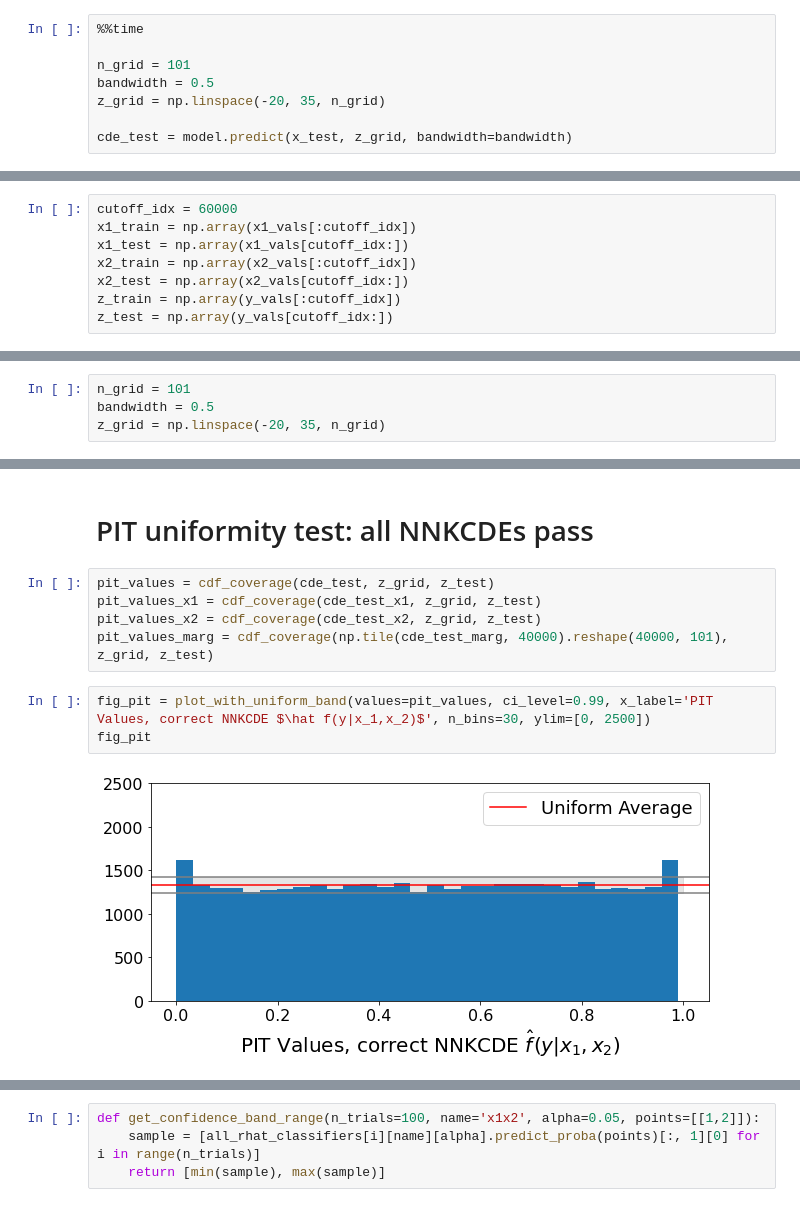
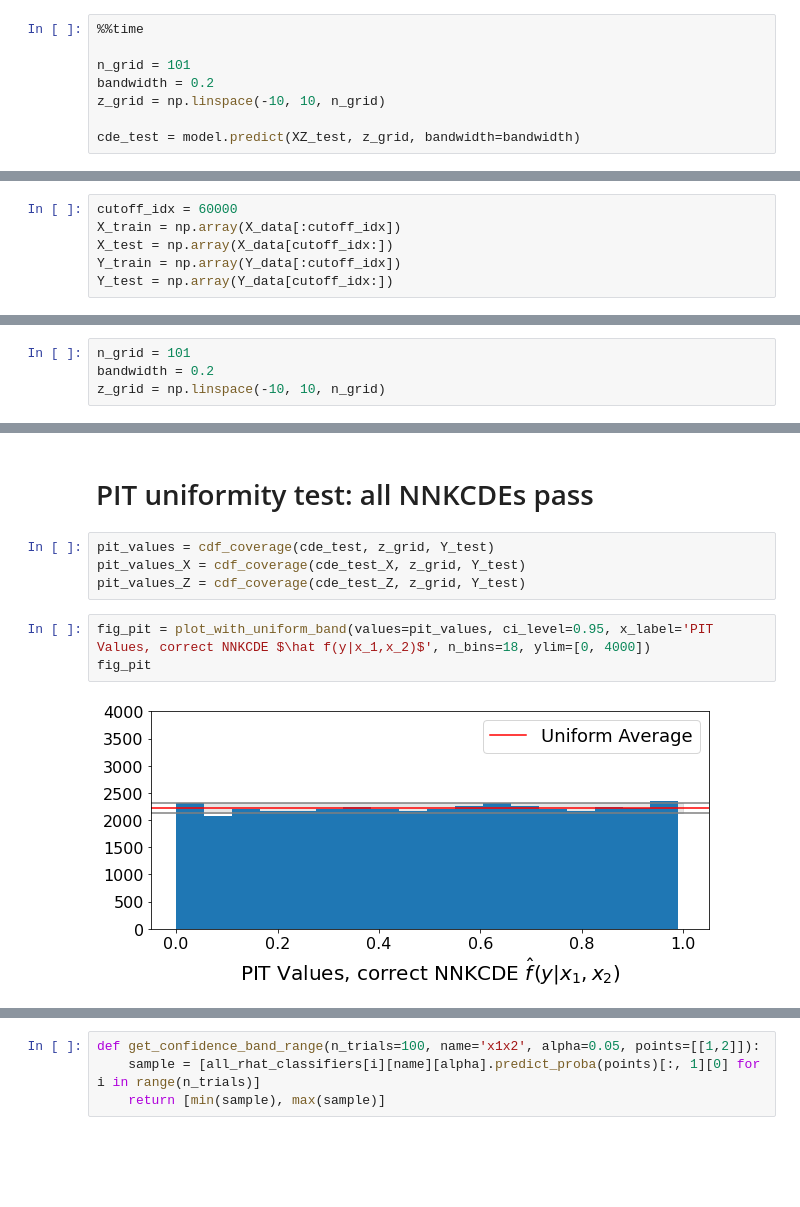
Before and after one commit to zhao-david/CDE-diagnostics, a Jupyter notebook: toy_example_1_v2.ipynb, the cells around one changed output, grey strips where cells are left out. Drawn from its saved outputs; the diff is of its cells as text; blank space fills up the shorter version.

```diff
--- a/toy_example_1_v2.ipynb
+++ b/toy_example_1_v2.ipynb
@@ -114,8 +59,8 @@ array([[0.09298103]])
 %%time
 
 n_grid = 101
-bandwidth = 0.5
-z_grid = np.linspace(-20, 35, n_grid)
+bandwidth = 0.2
+z_grid = np.linspace(-10, 10, n_grid)
 
-cde_test = model.predict(x_test, z_grid, bandwidth=bandwidth)
+cde_test = model.predict(XZ_test, z_grid, bandwidth=bandwidth)
 # %% [output]
@@ -156,11 +101,9 @@ Integral of the first density integrates to: 1.00
 # fit incorrect NNKCDEs
 # %%
 cutoff_idx = 60000
-x1_train = np.array(x1_vals[:cutoff_idx])
-x1_test = np.array(x1_vals[cutoff_idx:])
-x2_train = np.array(x2_vals[:cutoff_idx])
-x2_test = np.array(x2_vals[cutoff_idx:])
-z_train = np.array(y_vals[:cutoff_idx])
-z_test = np.array(y_vals[cutoff_idx:])
+X_train = np.array(X_data[:cutoff_idx])
+X_test = np.array(X_data[cutoff_idx:])
+Y_train = np.array(Y_data[:cutoff_idx])
+Y_test = np.array(Y_data[cutoff_idx:])
 # %%
 k = 50
@@ -171,7 +113,7 @@ model_x2.fit(x_train=x2_train, z_train=z_train)
 # %%
 n_grid = 101
-bandwidth = 0.5
-z_grid = np.linspace(-20, 35, n_grid)
+bandwidth = 0.2
+z_grid = np.linspace(-10, 10, n_grid)
 # %%
 %%time
 
@@ -230,13 +131,12 @@ Integral of the marginal density integrates to: 1.00
 # %% [markdown]
 # PIT uniformity test: all NNKCDEs pass
-# %%
-pit_values = cdf_coverage(cde_test, z_grid, z_test)
-pit_values_x1 = cdf_coverage(cde_test_x1, z_grid, z_test)
-pit_values_x2 = cdf_coverage(cde_test_x2, z_grid, z_test)
-pit_values_marg = cdf_coverage(np.tile(cde_test_marg, 40000).reshape(40000, 101), z_grid, z_test)
+# %%
+pit_values = cdf_coverage(cde_test, z_grid, Y_test)
+pit_values_X = cdf_coverage(cde_test_X, z_grid, Y_test)
+pit_values_Z = cdf_coverage(cde_test_Z, z_grid, Y_test)
 # %%
-fig_pit = plot_with_uniform_band(values=pit_values, ci_level=0.99, x_label='PIT Values, correct NNKCDE $\hat f(y|x_1,x_2)$', n_bins=30, ylim=[0, 2500])
+fig_pit = plot_with_uniform_band(values=pit_values, ci_level=0.95, x_label='PIT Values, correct NNKCDE $\hat f(y|x_1,x_2)$', n_bins=18, ylim=[0, 4000])
 fig_pit
 # %% [output]
-[figure, old version]
+[figure, new version]
 # %%
```
Also changed, not shown: parts of 76 cells of this notebook.
